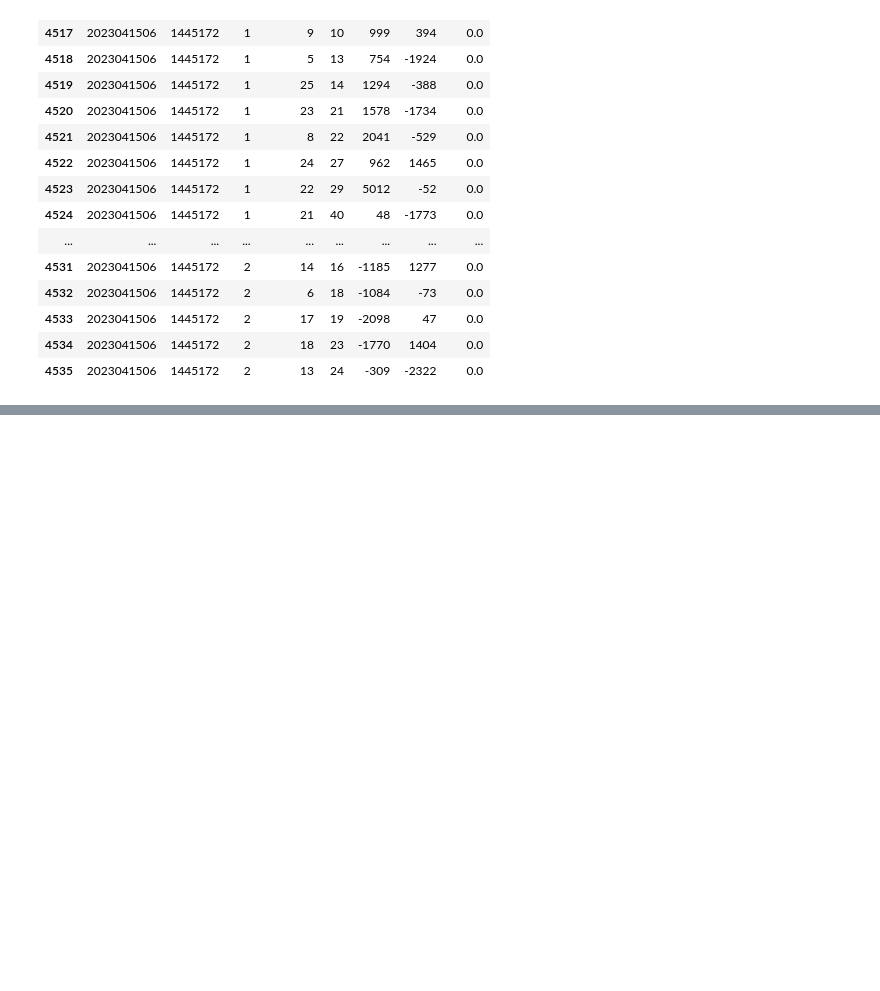
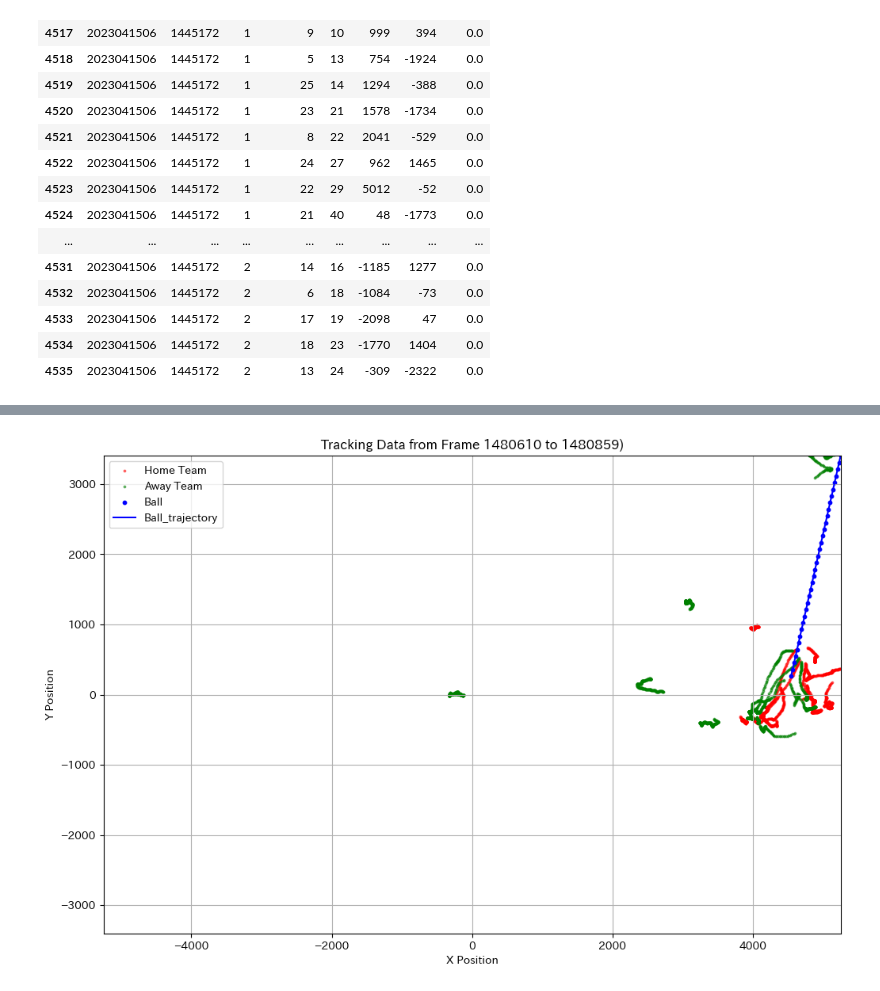
Before and after one commit to rakawanegan/pbl-ssc_with_gfootball, a Jupyter notebook: notebooks/input_analysis.ipynb, the cells around one changed output, grey strips where cells are left out. Cells and saved outputs as stored; diff of their text form; code cells hidden in the pictures; blank space fills up the shorter version.

```diff
--- a/notebooks/input_analysis.ipynb
+++ b/notebooks/input_analysis.ipynb
@@ -275,0 +378,47 @@ tracking_framedf
+# %%
+goal_frame = int(play_df.loc[play_df["F_ゴール"] == 1, "フレーム番号"].iloc[0])
+fps = 25
+buf_time = 10  # 秒
+buf_frame = int(fps * buf_time)
+
+cmap = {
+    0: "b",  # Ball
+    1: "r",  # Home team
+    2: "g"   # Away team
+}
+ha_dict = {
+    0: "Ball",
+    1: "Home Team",
+    2: "Away Team"
+}
+
+fig, ax = plt.subplots(figsize=(12, 12))
+
+filtered_tracking_df = tracking_df[
+    (tracking_df["Frame"] > goal_frame - buf_frame) &
+    (tracking_df["Frame"] < goal_frame)
+]
+
+for ha, group_df in filtered_tracking_df.groupby('HA', sort=False):
+    color = cmap.get(ha, "k")
+    label = ha_dict.get(ha, f"Type {ha}")
+    alplha = 0.5 if ha != 0 else 1.0
+    if ha == 0:
+        ax.scatter(group_df["X"], group_df["Y"], c=color, label=label, s=10, alpha=alplha)
+        ax.plot(group_df["X"], group_df["Y"], c=color, label=f"{label}_trajectory", linewidth=1.5, alpha=alplha)
+    else:
+        ax.scatter(group_df["X"], group_df["Y"], c=color, label=label, s=3, alpha=alplha)
+
+plt.xlim(-5250.0, 5250.0)
+plt.ylim(-3400.0, 3400.0)
+plot_title_start_frame = (goal_frame - buf_frame) + 1
+plot_title_end_frame = (goal_frame + buf_frame) - 1
+plt.title(f"Tracking Data from Frame {plot_title_start_frame} to {goal_frame})")
+plt.xlabel("X Position")
+plt.ylabel("Y Position")
+plt.grid(True)
+plt.gca().set_aspect('equal')  # 縦横比を同じにする
+plt.legend()
+plt.show()
+# %% [output]
+[figure, added]
```
Also changed, not shown: parts of 5 cells of this notebook, 58 other files.
